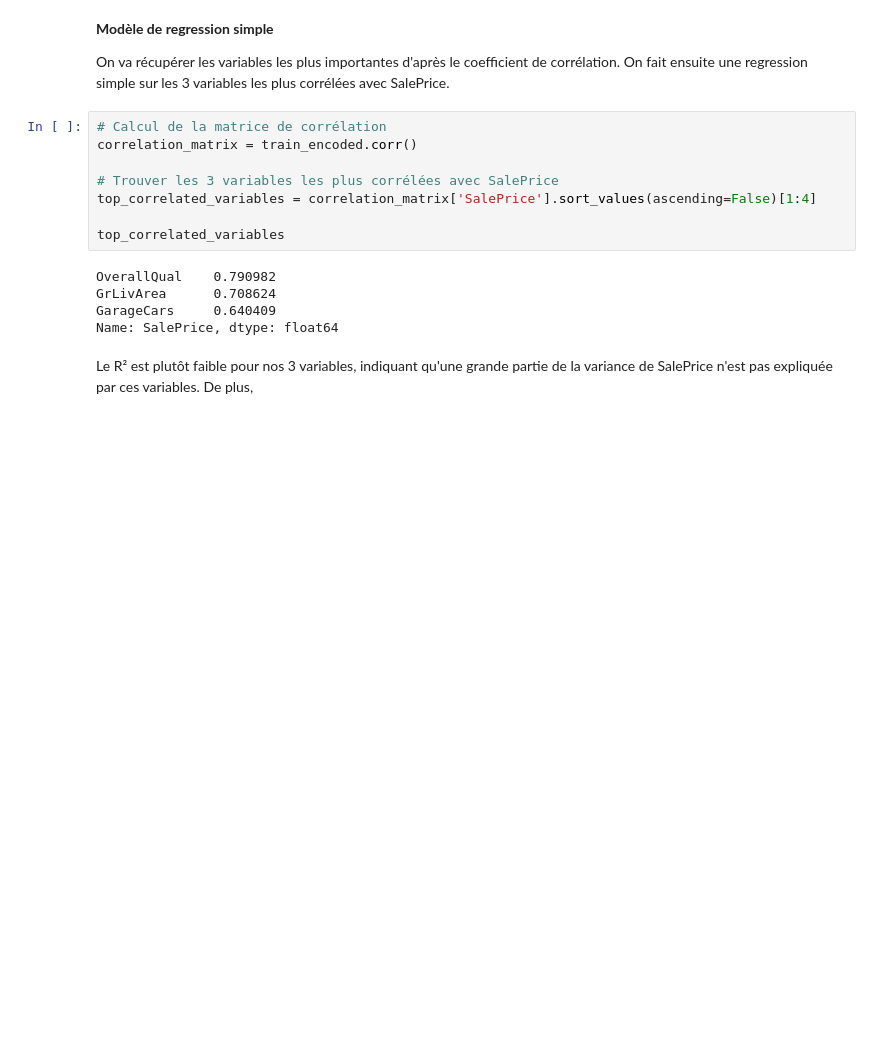
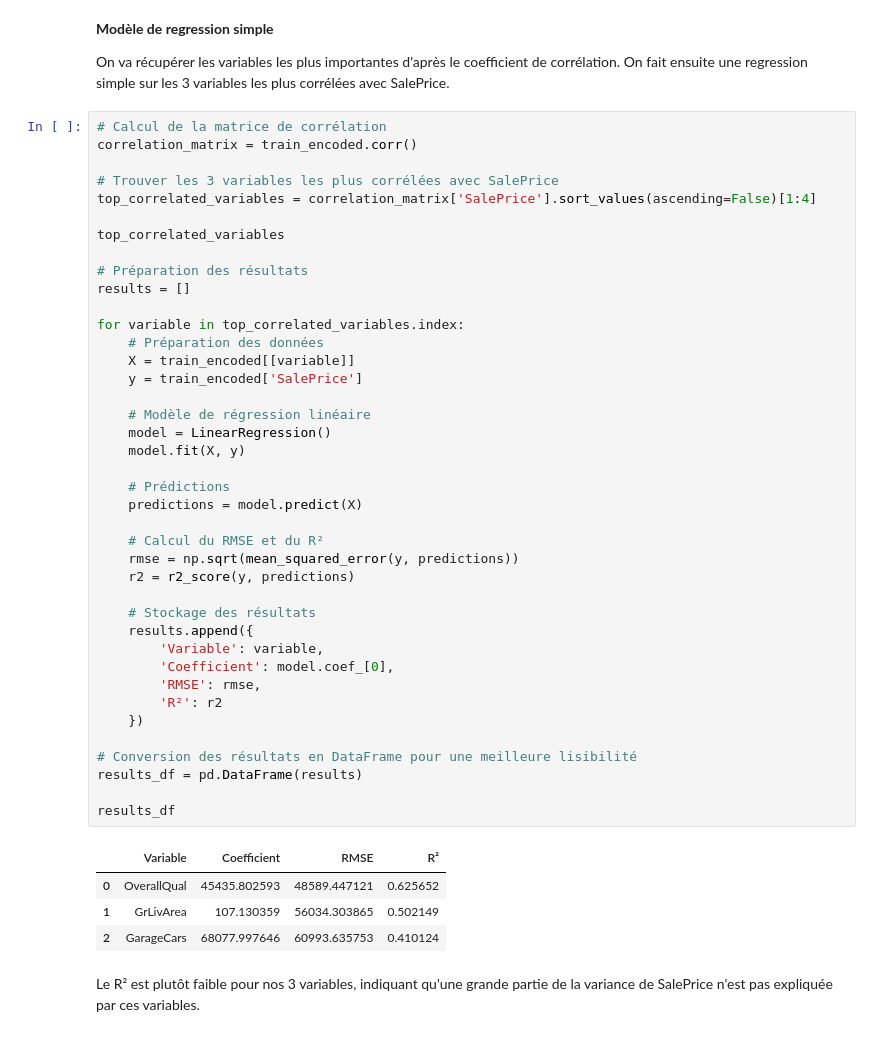
Before and after one commit to Thomas-Fernandes/House-Prices, a Jupyter notebook: Script.ipynb, the cells around one changed output. Cells and saved outputs as stored; diff of their text form; blank space fills up the shorter version.

```diff
--- a/Script.ipynb
+++ b/Script.ipynb
@@ -202,18 +225,50 @@ outlier_stats
 **Modèle de regression simple**
 
 On va récupérer les variables les plus importantes d'après le coefficient de corrélation. On fait ensuite une regression simple sur les 3 variables les plus corrélées avec SalePrice.
-# %%
-# Calcul de la matrice de corrélation
-correlation_matrix = train_encoded.corr()
-
-# Trouver les 3 variables les plus corrélées avec SalePrice
-top_correlated_variables = correlation_matrix['SalePrice'].sort_values(ascending=False)[1:4]
-
-top_correlated_variables
-# %% [output]
-OverallQual    0.790982
-GrLivArea      0.708624
-GarageCars     0.640409
-Name: SalePrice, dtype: float64
+# %%
+# Calcul de la matrice de corrélation
+correlation_matrix = train_encoded.corr()
+
+# Trouver les 3 variables les plus corrélées avec SalePrice
+top_correlated_variables = correlation_matrix['SalePrice'].sort_values(ascending=False)[1:4]
+
+top_correlated_variables
+
+# Préparation des résultats
+results = []
+
+for variable in top_correlated_variables.index:
+    # Préparation des données
+    X = train_encoded[[variable]]
+    y = train_encoded['SalePrice']
+
+    # Modèle de régression linéaire
+    model = LinearRegression()
+    model.fit(X, y)
+
+    # Prédictions
+    predictions = model.predict(X)
+
+    # Calcul du RMSE et du R²
+    rmse = np.sqrt(mean_squared_error(y, predictions))
+    r2 = r2_score(y, predictions)
+
+    # Stockage des résultats
+    results.append({
+        'Variable': variable,
+        'Coefficient': model.coef_[0],
+        'RMSE': rmse,
+        'R²': r2
+    })
+
+# Conversion des résultats en DataFrame pour une meilleure lisibilité
+results_df = pd.DataFrame(results)
+
+results_df
+# %% [output]
+|  | Variable | Coefficient | RMSE | R² |
+| 0 | OverallQual | 45435.802593 | 48589.447121 | 0.625652 |
+| 1 | GrLivArea | 107.130359 | 56034.303865 | 0.502149 |
+| 2 | GarageCars | 68077.997646 | 60993.635753 | 0.410124 |
 # %% [markdown]
-Le R² est plutôt faible pour nos 3 variables, indiquant qu'une grande partie de la variance de SalePrice n'est pas expliquée par ces variables. De plus,
+Le R² est plutôt faible pour nos 3 variables, indiquant qu'une grande partie de la variance de SalePrice n'est pas expliquée par ces variables.
```
Also changed, not shown: parts of 9 cells of this notebook.
